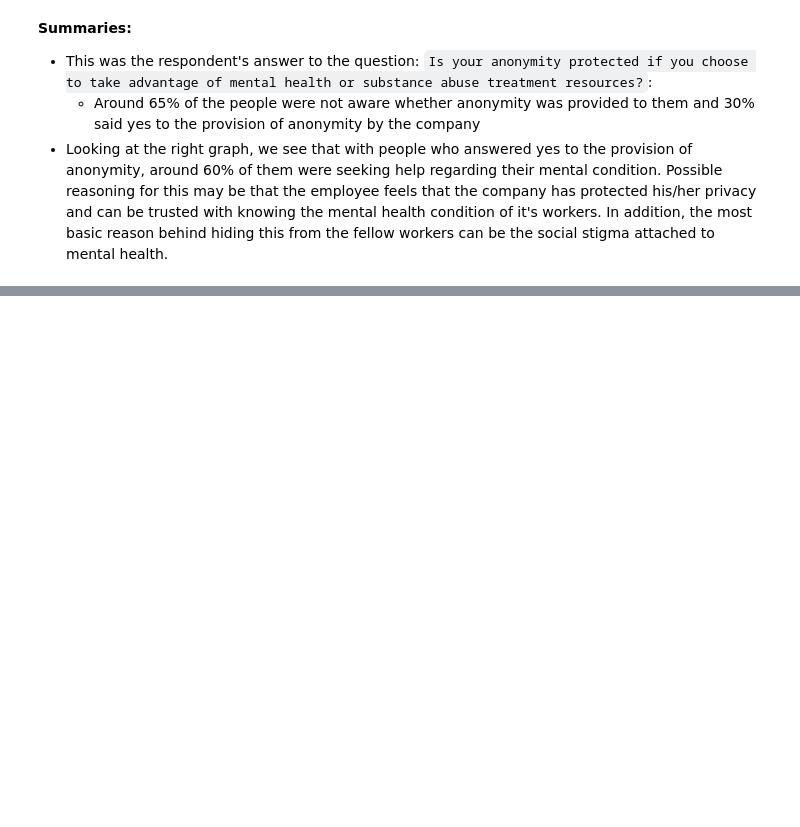
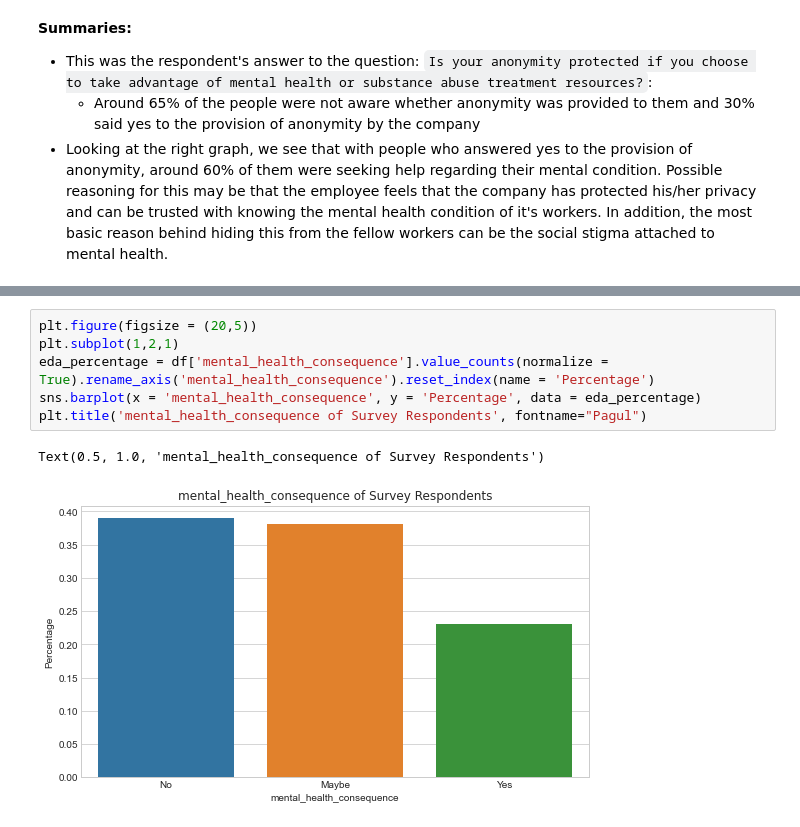
Before and after one commit to Phatdz02/programming-for-data-science, a Jupyter notebook: 20127272-19127237.ipynb, the cells around one changed output, grey strips where cells are left out. Drawn from its saved outputs; the diff is of its cells as text; blank space fills up the shorter version.

```diff
--- a/20127272-19127237.ipynb
+++ b/20127272-19127237.ipynb
@@ -844,0 +833,9 @@ findfont: Font family 'Pagul' not found.
+# %%
+plt.figure(figsize = (20,5))
+plt.subplot(1,2,1)
+eda_percentage = df['mental_health_consequence'].value_counts(normalize = True).rename_axis('mental_health_consequence').reset_index(name = 'Percentage')
+sns.barplot(x = 'mental_health_consequence', y = 'Percentage', data = eda_percentage)
+plt.title('mental_health_consequence of Survey Respondents', fontname="Pagul")
+# %% [output]
+Text(0.5, 1.0, 'mental_health_consequence of Survey Respondents')
+[figure, added]
```
Also changed, not shown: parts of 56 cells of this notebook.
